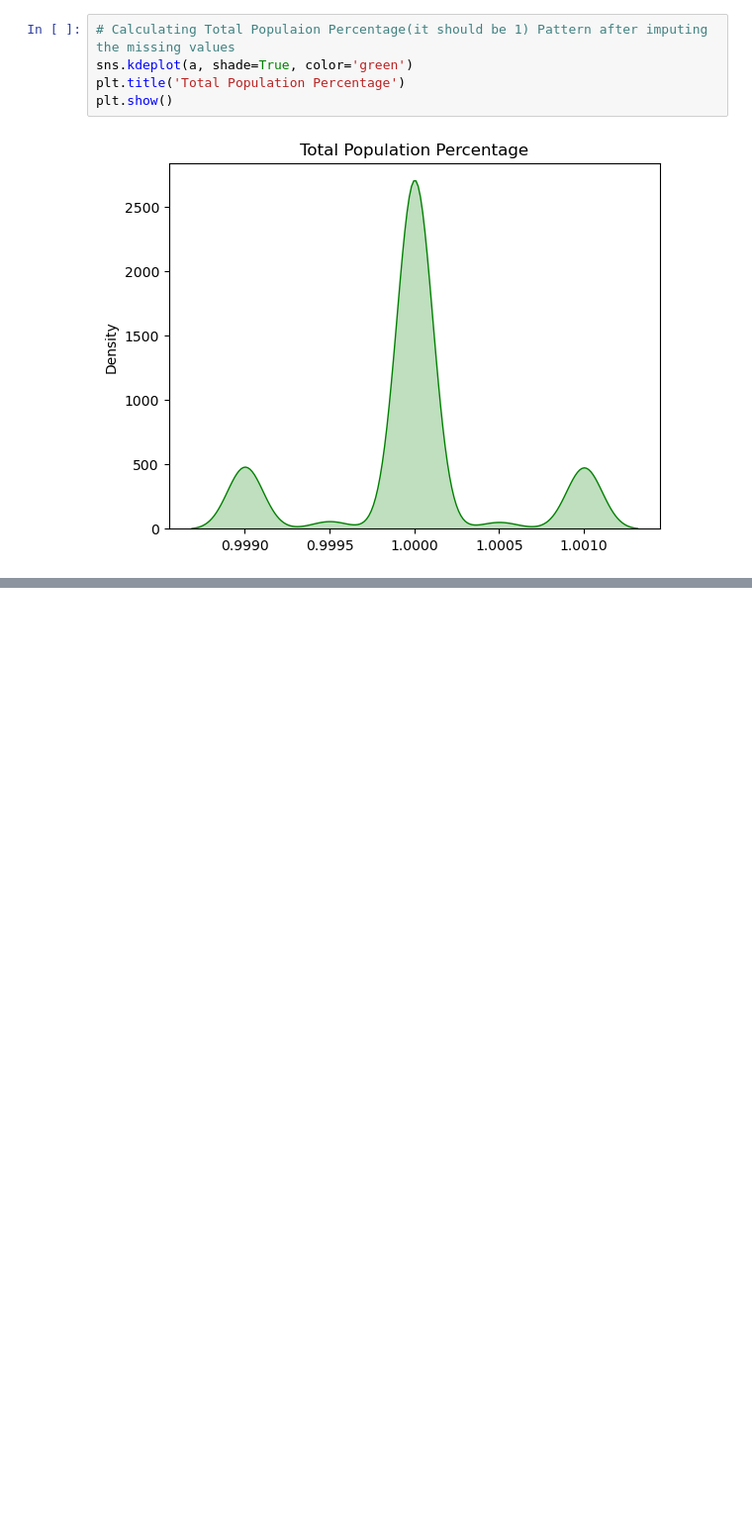
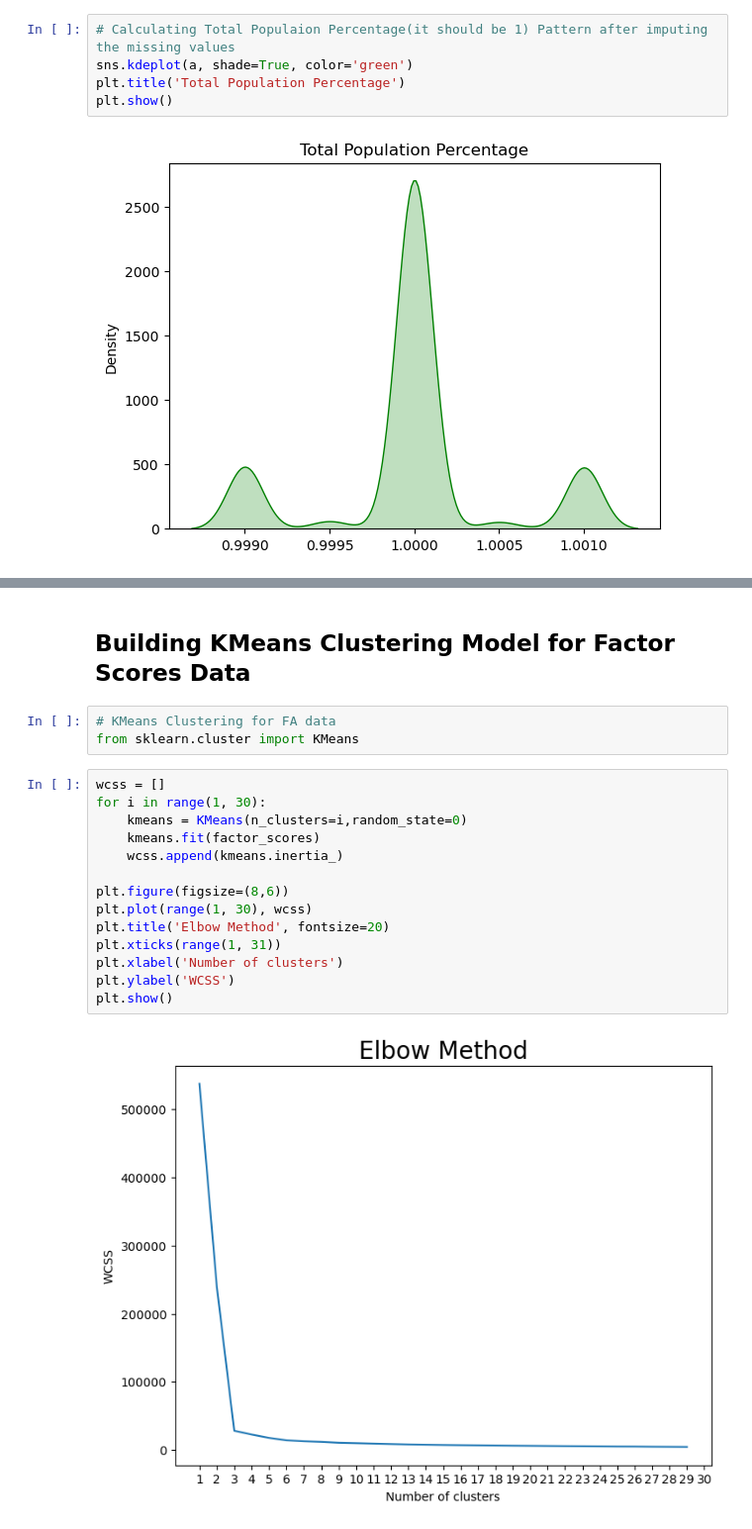
Before and after one commit to AravindhGoud/Cluster-Analysis-Business-Objective-Creating-clusters-on-global-development-measurement-dataset-Dat, a Jupyter notebook: Creating clusters on global development measurement dataset.ipynb, the cells around one changed output, grey strips where cells are left out. Shown at 99% size. Drawn from its saved outputs; the diff is of its cells as text; blank space fills up the shorter version.

```diff
--- a/Creating clusters on global development measurement dataset.ipynb
+++ b/Creating clusters on global development measurement dataset.ipynb
@@ -1086,0 +1240,21 @@ hierarchy_pca=AgglomerativeClustering(n_clusters=5, affinity='Euclidean', linkag
+# %% [markdown]
+## Building KMeans Clustering Model for Factor Scores Data
+# %%
+# KMeans Clustering for FA data
+from sklearn.cluster import KMeans
+# %%
+wcss = []
+for i in range(1, 30):
+    kmeans = KMeans(n_clusters=i,random_state=0)
+    kmeans.fit(factor_scores)
+    wcss.append(kmeans.inertia_)
+
+plt.figure(figsize=(8,6))
+plt.plot(range(1, 30), wcss)
+plt.title('Elbow Method', fontsize=20)
+plt.xticks(range(1, 31))
+plt.xlabel('Number of clusters')
+plt.ylabel('WCSS')
+plt.show()
+# %% [output]
+[figure, added]
```
Also changed, not shown: parts of 104 cells of this notebook.
